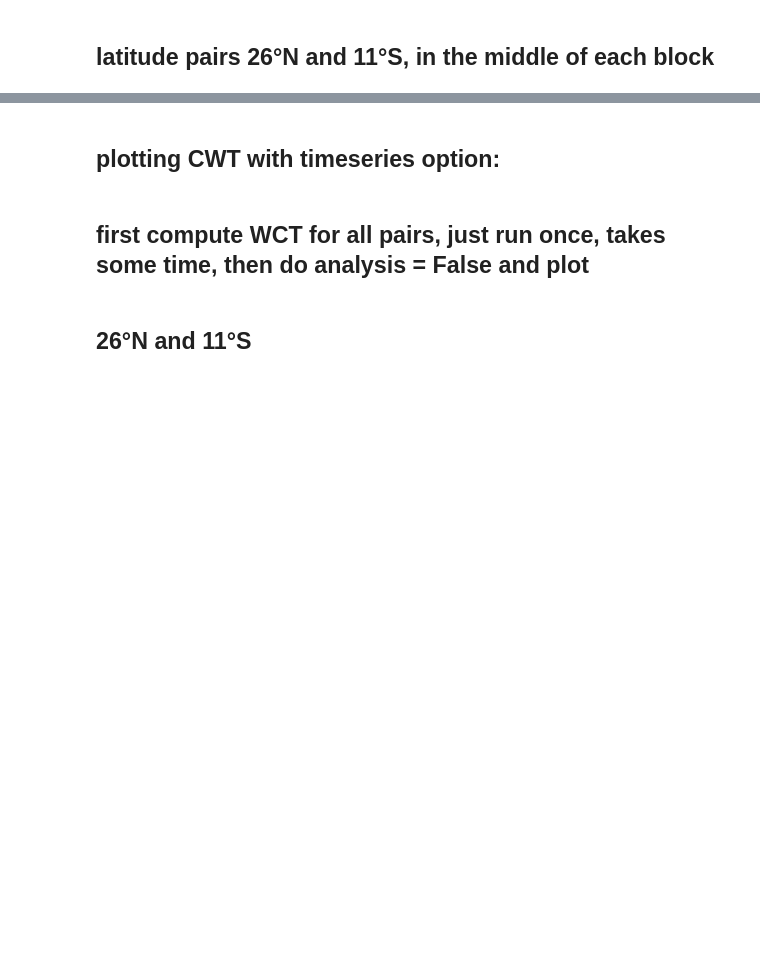
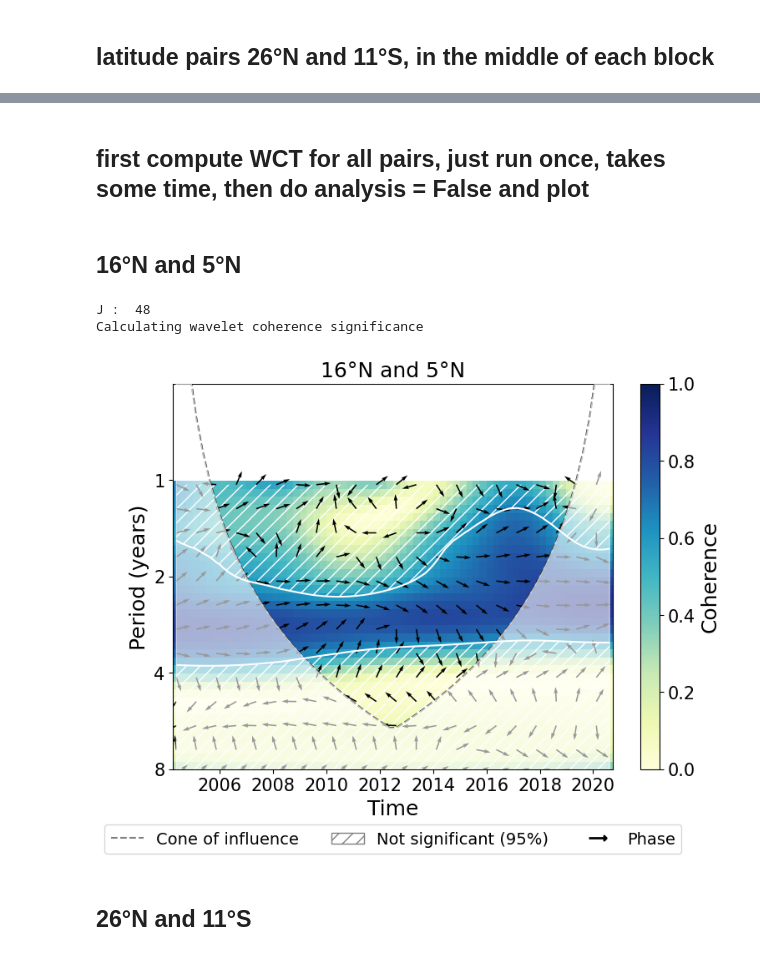
Before and after one commit to lea-dietz/masterthesis, a Jupyter notebook: coding/mht_waveletcoherence.ipynb, the cells around one changed output, grey strips where cells are left out. Saved outputs shown, nothing was run; the diff lists cells and outputs as text; code cells hidden in the pictures; blank space fills up the shorter version.

Commit message:
wip significance

```diff
--- a/coding/mht_waveletcoherence.ipynb
+++ b/coding/mht_waveletcoherence.ipynb
@@ -111,19 +115,23 @@ time = mht.time.values
 # %%
+
 def wct_analysis(
     y1, y2,
     time,
     sig=True,
     normalize=True,
+    dt=0.25,
+    s0_int=2,
+    dj=1/12,
+    wavelet="morlet",
     ):
 
     N = len(time) # all have the same time
-    dt = 0.25
-    s0 = 2 * dt
-    dj = 1 / 10
+    s0 = s0_int * dt
 
     J = int(1/dj * np.log2(N * dt / s0))
+    print("J : ", J)
 
-    WCT, arrowsWCT, COI, freq, sig, W1, W2 = pycwt.wct(
+    WCT, arrowsWCT, COI, freq, sig = pycwt.wct(
         y1=y1,
         y2=y2,
         dt=dt,
@@ -131,6 +139,7 @@ def wct_analysis(
         s0=s0,
         J=J,
         sig=sig,
+        wavelet=wavelet,
         normalize=normalize, # default : true, normalized with STD!
         cache=False
     )
@@ -150,6 +159,7 @@ def wct_plot(
     analysis_type="Coherence", # can be coherence or power ( for individual CWT plot)
     savefig=False,
     savelabel="cwt_26_11S",
+    ylim=None,
     ):
 
     fig, ax  = plt.subplots(figsize=(8.5, 6))
@@ -176,7 +186,7 @@ def wct_plot(
         sig_shading.set_linewidth(0)
 
         # ax.contourf(time, period, sig_ratio, levels=[0, 1], colors='white', alpha=0.4)
-        ax.contour(time, period, sig_ratio, [1], colors='white', linewidths=1.5, label="Sig. 95% (AR(1))")
+        ax.contour(time, period, sig_ratio, [1], colors='white', linewidths=1.5)
 
     # phase arrows (subsample so arrows aren't too dense)
     skip_t = 3
@@ -196,7 +206,10 @@ def wct_plot(
     ax.set_yticklabels([f'{int(y)}' if y >= 1 else f'{y:.1f}' for y in yticks])
     ax.yaxis.set_minor_locator(plt.NullLocator())  # removes minor tick clutter
 
-    ax.set_ylim(float(0.5), float(8.0))
+    if ylim is not None:
+        ax.set_ylim(*ylim)
+    else:
+        ax.set_ylim(float(0.5), float(8.0))
 
     ax.invert_yaxis()  # short periods on top, like the book figure
 
@@ -240,5 +253,3 @@ def wct_plot(
         os.makedirs("figures/wct/", exist_ok=True)
         plt.savefig(f"figures/wct/{savelabel}.png", dpi=300, bbox_inches='tight')
     plt.show()
-# %% [markdown]
-## plotting CWT with timeseries option:
@@ -329,5 +256,34 @@ def cwt_plot(
 # %% [markdown]
 ## first compute WCT for all pairs, just run once, takes some time, then do analysis = False and plot
+# %% [markdown]
+## 16°N and 5°N
+# %%
+do_analysis = True
+cmap = cb.sequential.YlGnBu_9.mpl_colormap
+
+if do_analysis:
+    WCT_165, arrowsWCT_165, COI__165, period_165, sig_165 = wct_analysis(
+        mht_16_pd,
+        mht_5_pd,
+        time=time,
+        dt=0.25,
+        s0_int=4,
+        dj=1/12,
+    )
+
+wct_plot(
+    WCT_165, arrowsWCT_165, COI__165, period_165, sig_165,
+    time=time,
+    cmap=cmap,
+    title="16°N and 5°N",
+    savefig=False,
+    savelabel="16_5N_1_8dj",
+    ylim=(float(0.5), float(8.0)),
+)
+# %% [output]
+J :  48
+Calculating wavelet coherence significance
+[figure, added]
 # %% [markdown]
 ## 26°N and 11°S
 # %%
```
Also changed, not shown: parts of 7 cells of this notebook, 5 other files.
